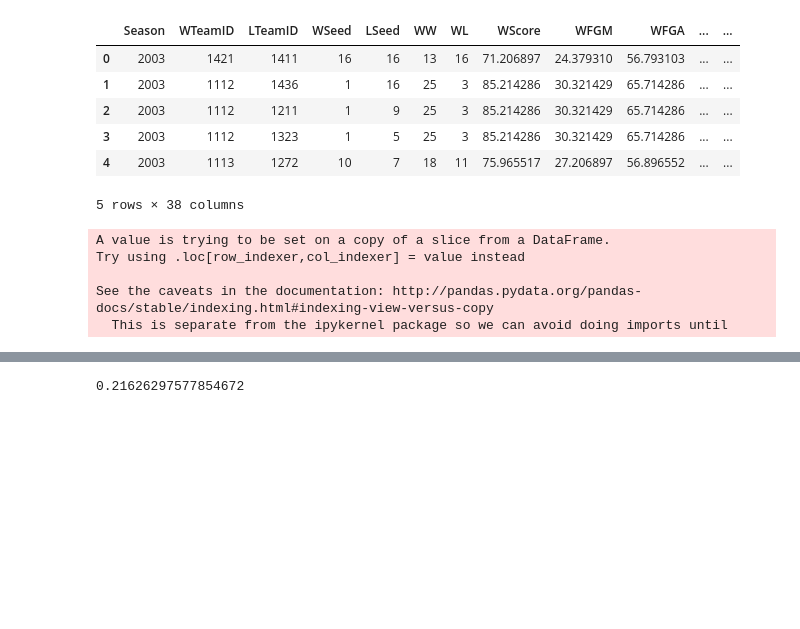
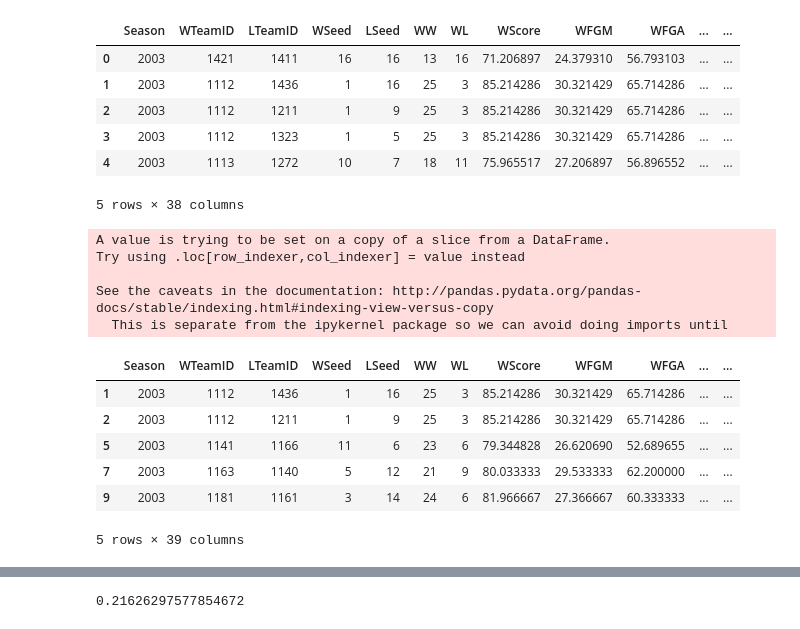
Before and after one commit to jonandrewj/ncaa_prediction, a Jupyter notebook: UpsetPrediction.ipynb, the cells around one changed output, grey strips where cells are left out. Cells and saved outputs as stored; diff of their text form; code cells hidden in the pictures; blank space fills up the shorter version.

```diff
--- a/UpsetPrediction.ipynb
+++ b/UpsetPrediction.ipynb
@@ -42,10 +44,18 @@ potential_upsets = tourney_data.loc[(tourney_data['seed_diff'] < -4) | (tourney_
 # %%
 # CREATE UPSET LABEL
 upsets = potential_upsets.apply(lambda row: row['WSeed'] > row['LSeed'], axis=1)
 potential_upsets['UPSET'] = upsets
+potential_upsets.head()
 # %% [output]
 A value is trying to be set on a copy of a slice from a DataFrame.
 Try using .loc[row_indexer,col_indexer] = value instead
 
 See the caveats in the documentation: http://pandas.pydata.org/pandas-docs/stable/indexing.html#indexing-view-versus-copy
   This is separate from the ipykernel package so we can avoid doing imports until
+|  | Season | WTeamID | LTeamID | WSeed | LSeed | WW | WL | WScore | WFGM | WFGA | ... | ... |
+| 1 | 2003 | 1112 | 1436 | 1 | 16 | 25 | 3 | 85.214286 | 30.321429 | 65.714286 | ... | ... |
+| 2 | 2003 | 1112 | 1211 | 1 | 9 | 25 | 3 | 85.214286 | 30.321429 | 65.714286 | ... | ... |
+| 5 | 2003 | 1141 | 1166 | 11 | 6 | 23 | 6 | 79.344828 | 26.620690 | 52.689655 | ... | ... |
+| 7 | 2003 | 1163 | 1140 | 5 | 12 | 21 | 9 | 80.033333 | 29.533333 | 62.200000 | ... | ... |
+| 9 | 2003 | 1181 | 1161 | 3 | 14 | 24 | 6 | 81.966667 | 27.366667 | 60.333333 | ... | ... |
+5 rows × 39 columns
```
Also changed, not shown: parts of 14 cells of this notebook.
